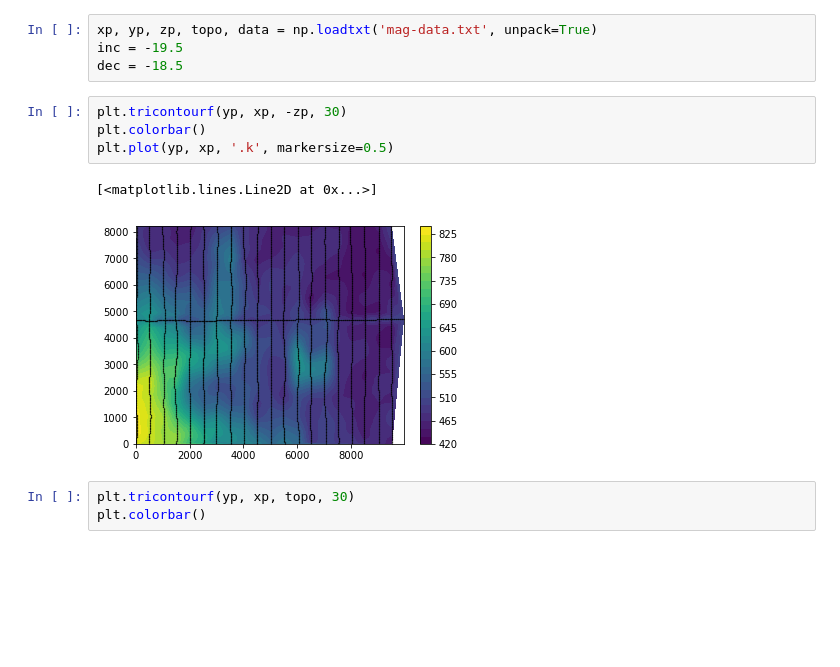
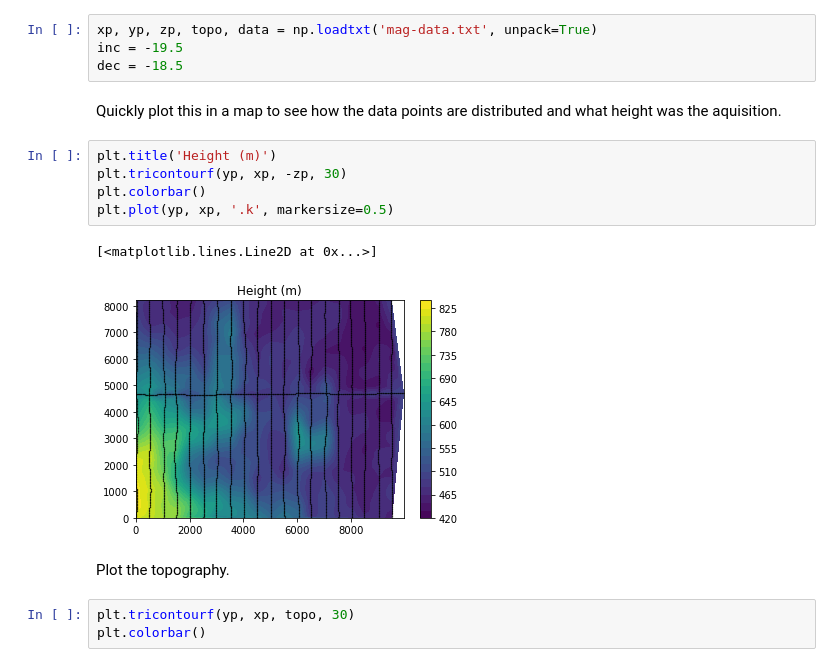
Before and after one commit to leouieda/tgif-2017, a Jupyter notebook: demo-mag-data.ipynb, the cells around one changed output. Drawn from its saved outputs; the diff is of its cells as text; blank space fills up the shorter version.

```diff
--- a/demo-mag-data.ipynb
+++ b/demo-mag-data.ipynb
@@ -8,13 +18,18 @@ import matplotlib.pyplot as plt
 xp, yp, zp, topo, data = np.loadtxt('mag-data.txt', unpack=True)
 inc = -19.5
 dec = -18.5
+# %% [markdown]
+Quickly plot this in a map to see how the data points are distributed and what height was the aquisition.
 # %%
+plt.title('Height (m)')
 plt.tricontourf(yp, xp, -zp, 30)
 plt.colorbar()
 plt.plot(yp, xp, '.k', markersize=0.5)
 # %% [output]
 [<matplotlib.lines.Line2D at 0x...>]
-[figure, old version]
+[figure, new version]
+# %% [markdown]
+Plot the topography.
 # %%
 plt.tricontourf(yp, xp, topo, 30)
 plt.colorbar()
```
Also changed, not shown: parts of 29 cells of this notebook.
